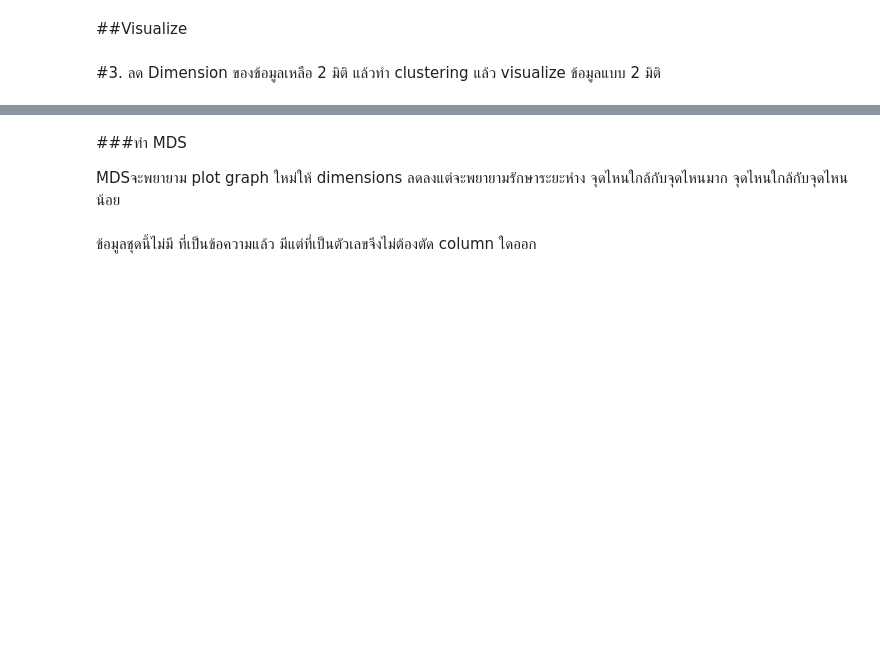
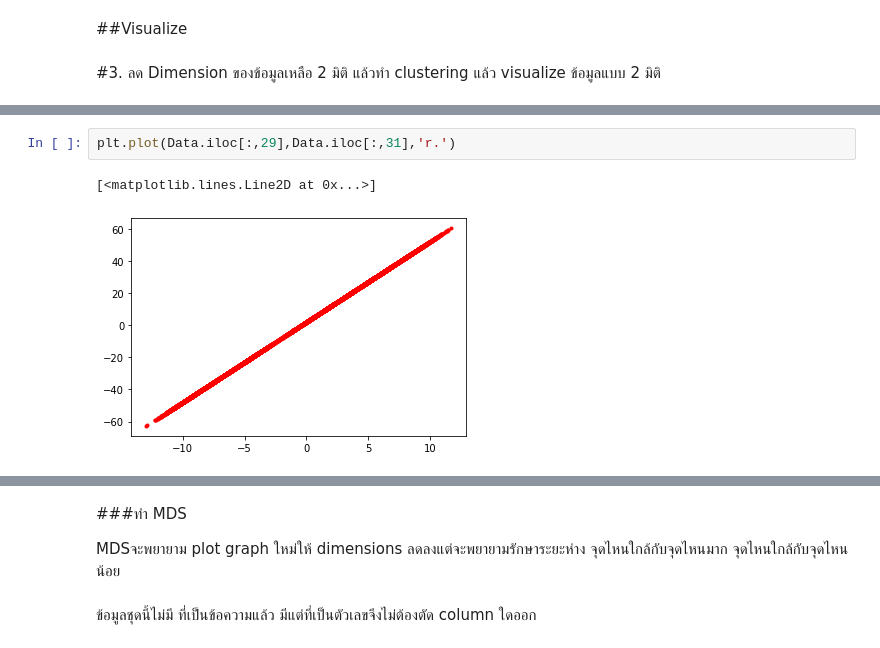
Before and after one commit to suphalaksana/Multivariate, a Jupyter notebook: Multivariate_Exam.ipynb, the cells around one changed output, grey strips where cells are left out. Cells and saved outputs as stored; diff of their text form; blank space fills up the shorter version.

```diff
--- a/Multivariate_Exam.ipynb
+++ b/Multivariate_Exam.ipynb
@@ -238,0 +281,5 @@ plt.ylabel('Silhouette Score');
+# %%
+plt.plot(Data.iloc[:,29],Data.iloc[:,31],'r.')
+# %% [output]
+[<matplotlib.lines.Line2D at 0x...>]
+[figure, added]
```
Also changed, not shown: parts of 35 cells of this notebook.
